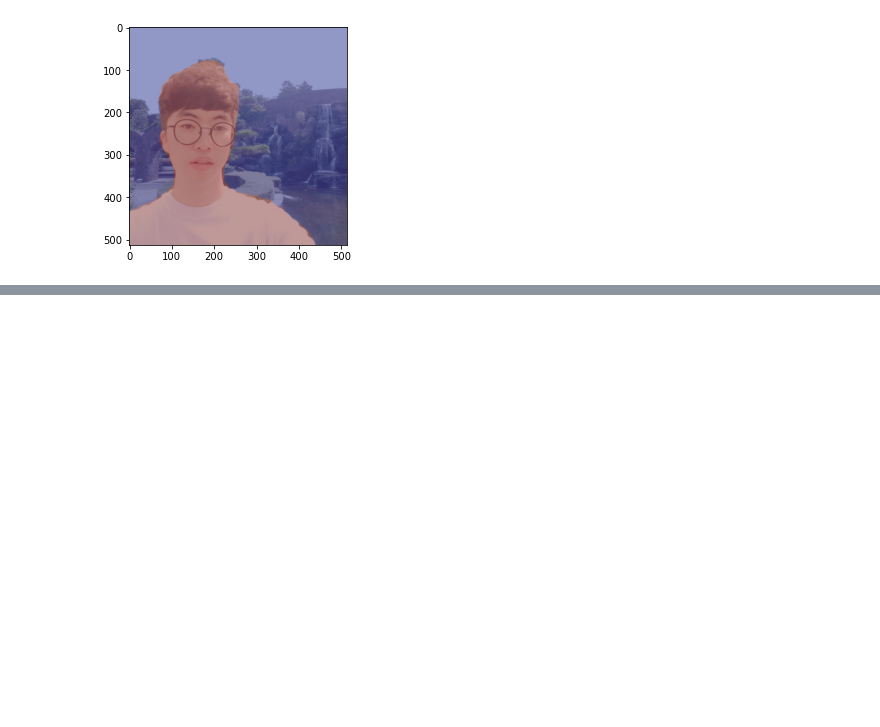
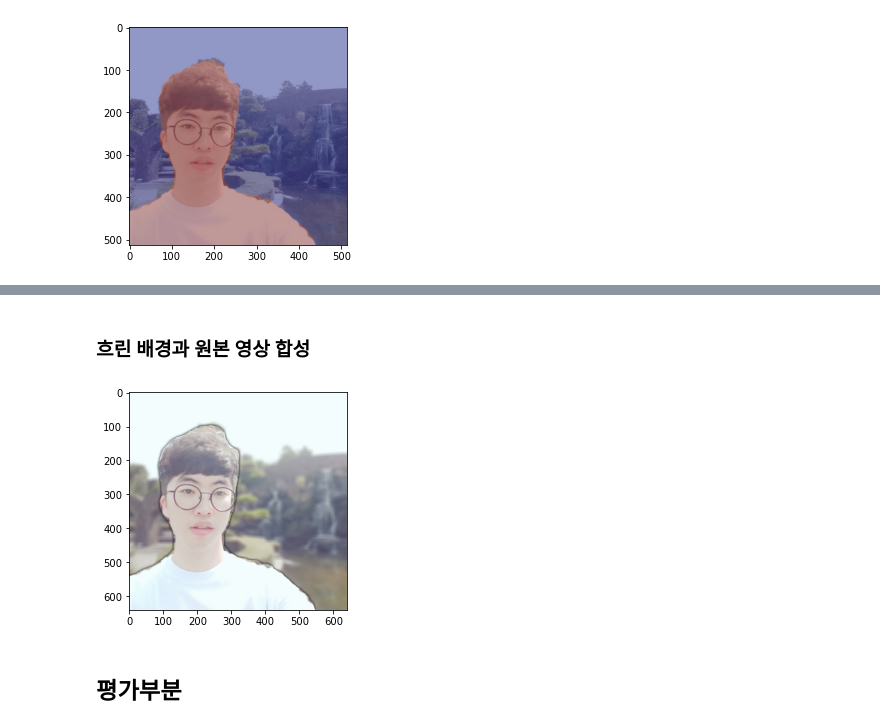
Before and after one commit to ittapa/AIFFEL-FILP-CODING, a Jupyter notebook: lms/01-EXPLORATION/E14-portrait/01-basic.ipynb, the cells around one changed output, grey strips where cells are left out. Saved outputs shown, nothing was run; the diff lists cells and outputs as text; code cells hidden in the pictures; blank space fills up the shorter version.

```diff
--- a/lms/01-EXPLORATION/E14-portrait/01-basic.ipynb
+++ b/lms/01-EXPLORATION/E14-portrait/01-basic.ipynb
@@ -147,0 +201,10 @@ plt.show()
+# %% [markdown]
+### 흐린 배경과 원본 영상 합성
+# %%
+img_concat = np.where(img_mask_color==255, img_orig, img_bg_blur)
+plt.imshow(cv2.cvtColor(img_concat, cv2.COLOR_BGR2RGB))
+plt.show()
+# %% [output]
+[figure, added]
+# %% [markdown]
+## 평가부분
```
Also changed, not shown: parts of 26 cells of this notebook, 7 other files.
